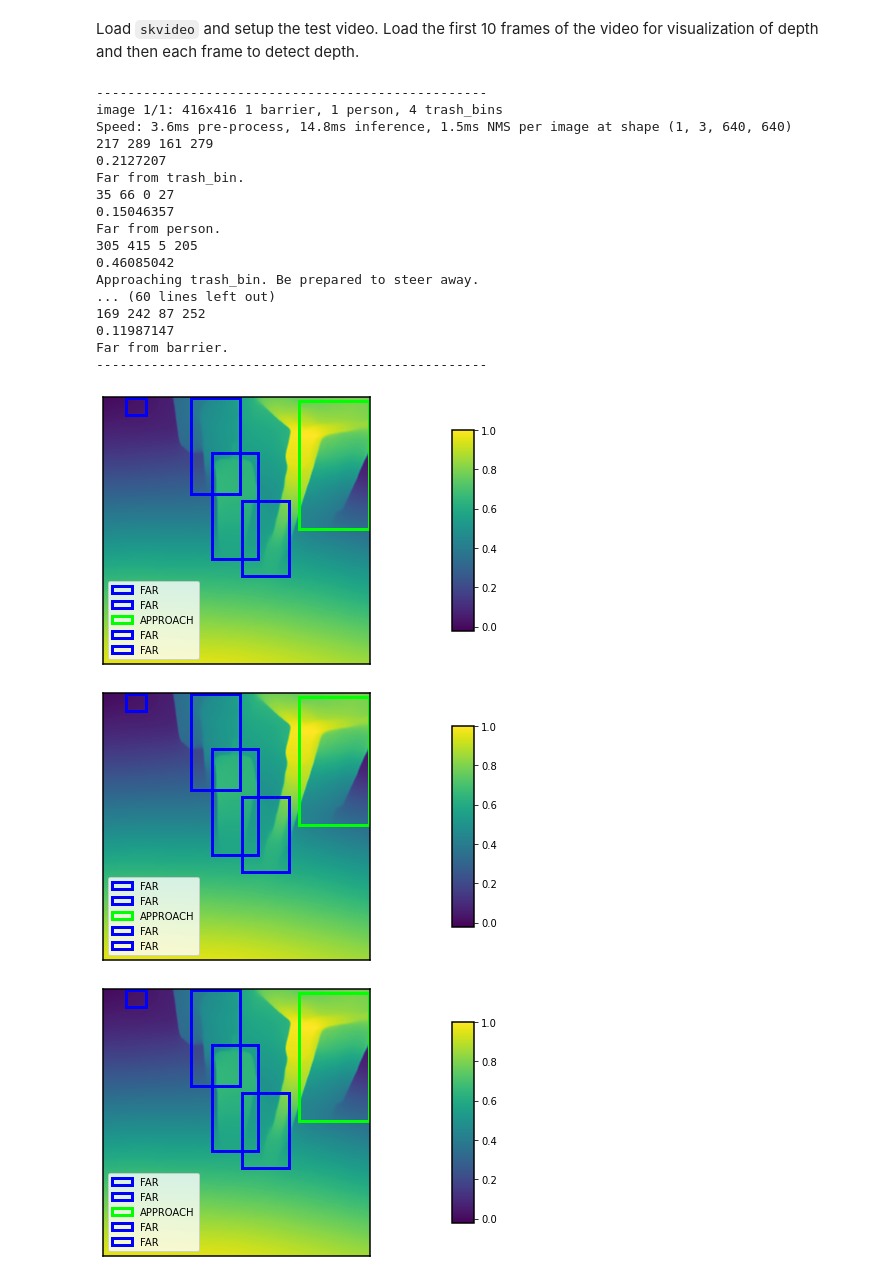
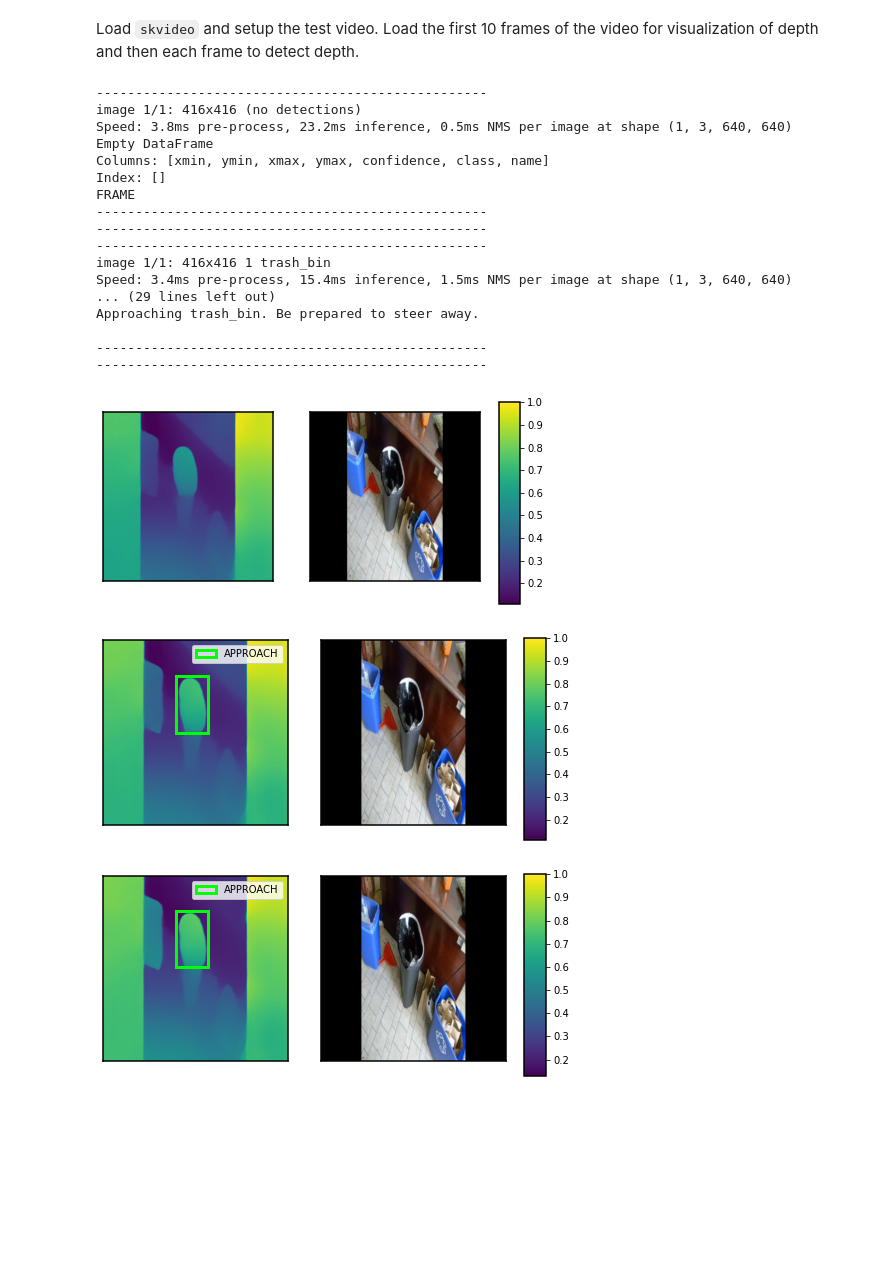
Before and after one commit to AstroNoodles/Mini-Projects, a Jupyter notebook: JR_Depth_Detection.ipynb, the cells around one changed output. Drawn from its saved outputs; the diff is of its cells as text; code cells hidden in the pictures; blank space fills up the shorter version.

Commit message:
FINISHED WITH VERSION 1. Everything is good except for the videos and most of that is due to YOLO and bounding box scaling

```diff
--- a/JR_Depth_Detection.ipynb
+++ b/JR_Depth_Detection.ipynb
@@ -373,8 +370,6 @@ def predict_depth(img: np.ndarray, midas_model, device, model_type="DPT Hybrid")
   else:
     transform = midas_preprocess.small_transform
 
-  img = cv2.cvtColor(img, cv2.COLOR_BGR2RGB)
-
   output = quick_predict(midas_model, transform, img)
   return normalize(output)
 # %% [markdown]
@@ -385,6 +380,7 @@ color_bar_pos = [1, 0.15, 0.05, 0.7]
 
 for i, image in enumerate(images):
   image_cv = cv2.imread(image)
+  image_cv = cv2.cvtColor(image_cv, cv2.COLOR_BGR2RGB)
   # image_cv = cv2.resize(image_cv, (DESIRED_WIDTH, DESIRED_HEIGHT), interpolation = cv2.INTER_AREA)
 
   depth_image = predict_depth(image_cv, midas, DEVICE)
@@ -420,3 +416,20 @@ class DepthColor(Enum):
   CLOSE = '#ff0000'
   APPROACH = '#00ff00'
   FAR = '#0000ff'
+# %%
+# Coordinate Indexing vs Numpy Indexing
+im = cv2.imread(images[0])
+im = cv2.cvtColor(im, cv2.COLOR_BGR2RGB)
+
+xmin, ymin, xmax, ymax = bboxes[0].at[0, 'xmin'], bboxes[0].at[0, 'ymin'], bboxes[0].at[0, 'xmax'], bboxes[0].at[0, 'ymax']
+xmin, ymin, xmax, ymax = int(xmin), int(ymin), int(np.ceil(xmax)), int(np.ceil(ymax))
+fig, (ax1, ax2) = plt.subplots(1, 2)
+
+ax1.imshow(im)
+rect = patches.Rectangle((xmin, ymin), xmax - xmin, ymax - ymin, facecolor = 'none', edgecolor = 'b', linewidth=2)
+ax1.add_patch(rect)
+ax1.tick_params(**tick_params)
+
+section = im[ymin:ymax, xmin:xmax] # Reverse the order!
+ax2.imshow(section)
+ax2.tick_params(**tick_params)
@@ -541,3 +527,14 @@ def full_depth_vis(yolo_model, midas_model,
+# %%
+def full_depth_vis(yolo_model, midas_model,
+                   image, fig, ax, device, tick_parameters, color_bar_position, model_type="DPT Hybrid"):
+  image = cv2.cvtColor(image, cv2.COLOR_BGR2RGB)
+  image_lst = [image]
+
+  bbox_lst: list = get_bboxes(yolo_model, image_lst)
+
+  bbox_df = scale_bboxes(bbox_lst, image_lst)
+
+  depth_vis(image_lst, midas_model, fig, [ax], bbox_df)
 # %% [markdown]
 ### Now Onto Video!
 For Raspberry Pi and Pi Camera, set the parameter in `cv2.VideoCapture` to `0`, else set it to the file name of the video file.
@@ -562,36 +559,42 @@ Load `skvideo` and setup the test video. Load the first 10 frames of the video f
 # %%
 frame_counter = 0
 FRAME_MAX = 20
 
 videogen = skvideo.io.vreader(source)
 for frame in videogen:
+  frame = cv2.resize(frame, (DESIRED_WIDTH, DESIRED_HEIGHT), interpolation = cv2.INTER_AREA)
+  #frame = crop(frame)
   if frame_counter % 5 == 0:
     print("-" * 50)
-    fig, ax = plt.subplots()
-    full_depth_vis(model, midas, cv2.imread(images[0]), fig, ax, DEVICE, tick_params, color_bar_pos)
+    fig, (ax1, ax2) = plt.subplots(1, 2)
+    full_depth_vis(model, midas, frame, fig, ax1, DEVICE, tick_params, color_bar_pos)
+    ax2.imshow(frame)
+
+    ax1.tick_params(**tick_params)
+    ax2.tick_params(**tick_params)
     print("-" * 50)
   frame_counter += 1
 
   if frame_counter == FRAME_MAX:
     break
 # %% [output]
 --------------------------------------------------
-image 1/1: 416x416 1 barrier, 1 person, 4 trash_bins
-Speed: 3.6ms pre-process, 14.8ms inference, 1.5ms NMS per image at shape (1, 3, 640, 640)
-217 289 161 279
-0.2127207
-Far from trash_bin.
-35 66 0 27
-0.15046357
-Far from person.
-305 415 5 205
-0.46085042
+image 1/1: 416x416 (no detections)
+Speed: 3.8ms pre-process, 23.2ms inference, 0.5ms NMS per image at shape (1, 3, 640, 640)
+Empty DataFrame
+Columns: [xmin, ymin, xmax, ymax, confidence, class, name]
+Index: []
+FRAME
+--------------------------------------------------
+--------------------------------------------------
+--------------------------------------------------
+image 1/1: 416x416 1 trash_bin
+Speed: 3.4ms pre-process, 15.4ms inference, 1.5ms NMS per image at shape (1, 3, 640, 640)
+... (29 lines left out)
 Approaching trash_bin. Be prepared to steer away.
-... (60 lines left out)
-169 242 87 252
-0.11987147
-Far from barrier.
+
 --------------------------------------------------
+--------------------------------------------------
-[figure, old version]
+[figure, new version]
-[figure, old version]
+[figure, new version]
-[figure, old version]
+[figure, new version]
```
Also changed, not shown: parts of 14 cells of this notebook.
